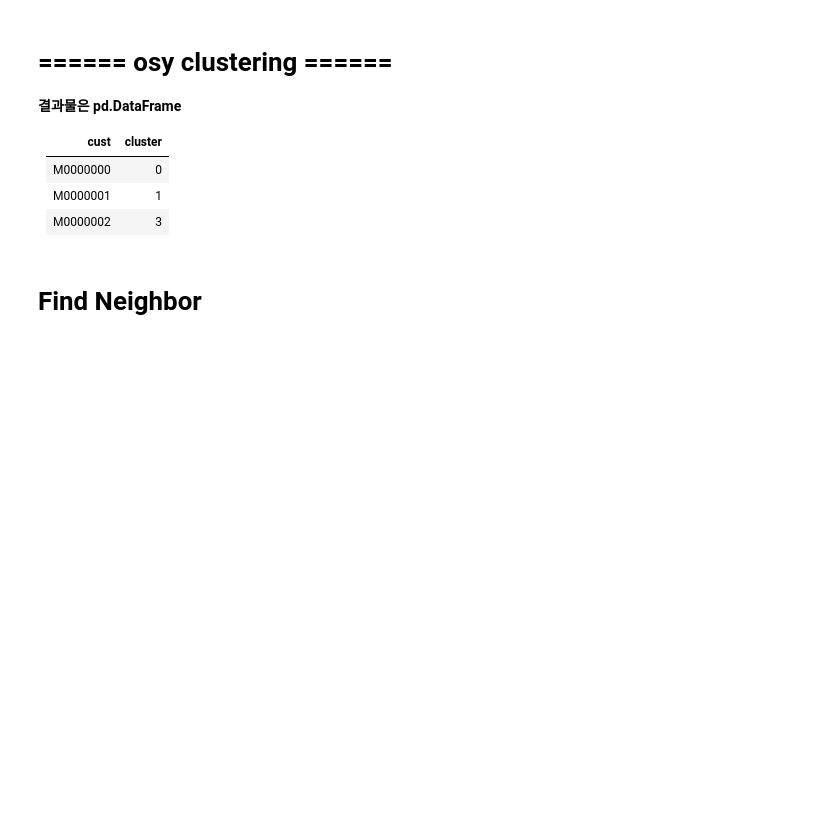
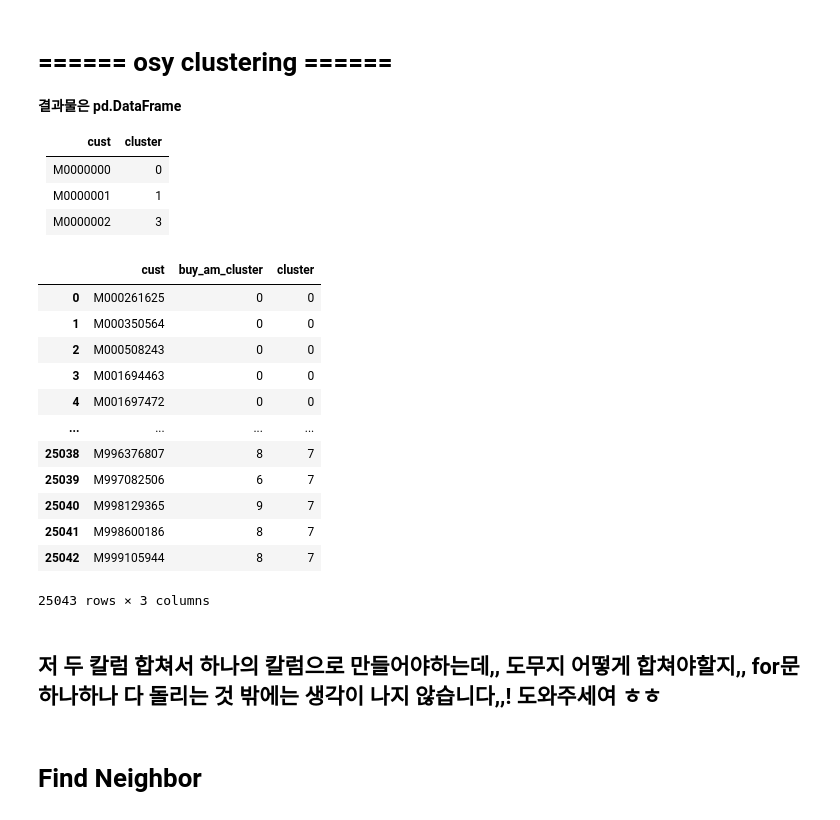
Before and after one commit to osy5882/Lpoint_competition, a Jupyter notebook: domain_clustering/Domain_cluster_by_8.ipynb, the cells around one changed output. Drawn from its saved outputs; the diff is of its cells as text; code cells hidden in the pictures; blank space fills up the shorter version.

Commit message:
append clustering method by items

```diff
--- a/domain_clustering/Domain_cluster_by_8.ipynb
+++ b/domain_clustering/Domain_cluster_by_8.ipynb
@@ -28,0 +31,6 @@ df_pd_clac = pd.read_csv("../LPOINT_BIG_COMP/LPOINT_BIG_COMP_04_PD_CLAC.csv")
+# %%
+## osy load
+df_cust = pd.read_csv("../../LPOINT_BIG_COMP_01_DEMO.csv")
+df_pdde = pd.read_csv("../../LPOINT_BIG_COMP_02_PDDE.csv")
+df_cop_u = pd.read_csv("../../LPOINT_BIG_COMP_03_COP_U.csv")
+df_pd_clac = pd.read_csv("../../LPOINT_BIG_COMP_04_PD_CLAC.csv")
@@ -179,3 +193,10 @@ df_off_A_label
 |M0000000|0|
 |M0000001|1|
 |M0000002|3|
+# %%
+### 아래 함수에서 각각의 데이터프레임 넣어서 각각에 대한 군집 뽑아내서 붙이려고 하나로 합치고 시작했슴당
+
+df_list = [df_off_A_label, df_off_B_label, df_off_C_label, df_off_D_label, df_not_off_A_label, df_not_off_B_label, df_not_off_C_label, df_not_off_D_label]
+df_dom_clustered = pd.concat(df_list, ignore_index=True)
+# %%
+df_main = pd.merge(df_pdde, df_pd_clac, how='left', on='pd_c')
@@ -181,0 +272,18 @@ df_off_A_label
+# %%
+df_osy = clustering(df_main, df_dom_clustered)
+# %%
+df_osy
+# %% [output]
+|  | cust | buy_am_cluster | cluster |
+| 0 | M000261625 | 0 | 0 |
+| 1 | M000350564 | 0 | 0 |
+| 2 | M000508243 | 0 | 0 |
+| 3 | M001694463 | 0 | 0 |
+| 4 | M001697472 | 0 | 0 |
+| ... | ... | ... | ... |
+| 25038 | M996376807 | 8 | 7 |
+| 25039 | M997082506 | 6 | 7 |
+| 25040 | M998129365 | 9 | 7 |
+| 25041 | M998600186 | 8 | 7 |
+| 25042 | M999105944 | 8 | 7 |
+25043 rows × 3 columns
@@ -182,3 +292,5 @@ df_off_A_label
+# %% [markdown]
+## 저 두 칼럼 합쳐서 하나의 칼럼으로 만들어야하는데,, 도무지 어떻게 합쳐야할지,, for문 하나하나 다 돌리는 것 밖에는 생각이 나지 않습니다,,! 도와주세여 ㅎㅎ
 # %% [markdown]
 # Find Neighbor
 # %%
```
Also changed, not shown: parts of 5 cells of this notebook, 1 other file.
